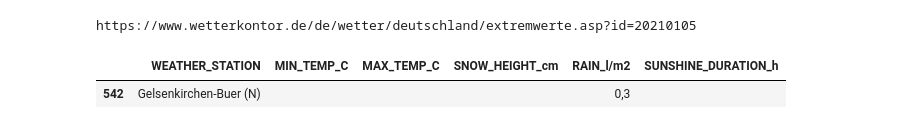
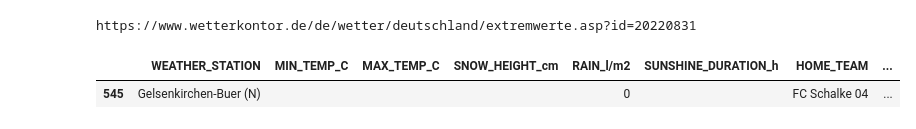
Before and after one commit to lucajanas/web-mining, a Jupyter notebook: weather_data.ipynb, the cells around one changed output. Drawn from its saved outputs; the diff is of its cells as text; code cells hidden in the pictures.

Commit message:
updated weather data to df_matchday

```diff
--- a/weather_data.ipynb
+++ b/weather_data.ipynb
@@ -137,7 +138,7 @@ bundesliga_vereine_wettersation = {
     'SG Wattenscheid 09': 'Bochum',
     'FC Hansa Rostock': 'Homburg (Saar) (N)',
     'SG Dynamo Dresden': 'Dresden Flughafen',
-    'VfB Leipzig': 'Dresden Flughafen',
+    'VfB Leipzig': 'Leipzig (Flughafen Schkeuditz)',
     'SC Freiburg': 'Freiburg',
     'KFC Uerdingen 05': 'Tönisvorst (Niederrhein)',    #closest Tönisvorst
     'VfL Wolfsburg': 'Wolfsburg',
@@ -150,8 +151,30 @@ bundesliga_vereine_wettersation = {
     'SpVgg Greuther Fürth': 'Nürnberg (Flughafen)',    #closest to Nürnberg
     'SC Paderborn 07': 'Salzkotten (Kreis Paderborn, Ostwestfalen) (N)',
     'FC Ingolstadt 04': 'Ingolstadt',
-    'RasenBallsport Leipzig': 'Salzkotten (Kreis Paderborn, Ostwestfalen) (N)',
-    '1.FC Union Berlin': 'Berlin-Tempelhof'
+    'RasenBallsport Leipzig': 'Leipzig (Flughafen Schkeuditz)',
+    '1.FC Union Berlin': 'Berlin-Tempelhof',
+
+    'Werder Bremen': 'Bremen (Flughafen)',
+    'E. Frankfurt': 'Frankfurt',
+    '1860 München': 'München',
+    'Pr. Münster': 'Münster',
+    'Saarbrücken': 'Saarbrücken',
+    "1.FC K'lautern": 'Kaiserslautern',
+
+    'B. Leverkusen': 'Köln-Bonn (Flughafen)',   #closest to Köln
+    'Bayern München': 'München',
+    'Bor. Dortmund': 'Bochum',     #closest to Bochum
+    "Bor. M'gladbach": 'Mönchengladbach',
+    'TSG Hoffenheim': 'Hoffenheim',
+    'Greuther Fürth': 'Nürnberg (Flughafen)',    #closest to Nürnberg
+    'F. Düsseldorf': 'Düsseldorf',
+    'E. Braunschweig': 'Braunschweig',
+    'SC Paderborn': 'Salzkotten (Kreis Paderborn, Ostwestfalen) (N)',
+    'Darmstadt 98': 'Darmstadt',
+    'FC Ingolstadt': 'Ingolstadt',
+    'RB Leipzig': 'Leipzig (Flughafen Schkeuditz)',
+    'Union Berlin': 'Berlin-Tempelhof',
+    'Arm. Bielefeld': 'Bielefeld-Deppendorf'
 }
 # %%
 # Base URL of Transfermarkt Webpage
@@ -203,11 +226,13 @@ def dict_to_df(col_name_ls, value_ls):
     df = pd.DataFrame(dict)
     return df
 # %%
-def weather_data(date, home_club):
+def weather_data(timestamp, home_team):
 
-    weather_station = bundesliga_vereine_wettersation[home_club]
+    date_str = timestamp.strftime('%Y%m%d')
 
-    response = weather_url(date)
+    weather_station = bundesliga_vereine_wettersation[home_team]
+
+    response = weather_url(date_str)
     soup = BeautifulSoup(response.content, 'lxml')
 
     # Get weather station
@@ -243,6 +268,8 @@ def weather_data(date, home_club):
     value_ls = [weather_stations_list, weather_dict['MIN_TEMP'], weather_dict['MAX_TEMP'], weather_dict['MIN_5_CM_NIGHT'], weather_dict['SNOW_HEIGHT'], weather_dict['WIND'], weather_dict['RAIN'], sunshine_duration_h_list]
     df = dict_to_df(col_name_ls, value_ls)
     df = df[df['WEATHER_STATION'] == weather_station]
+    df['HOME_TEAM'] =  home_team
+    df['MATCHDAY'] =  timestamp
 
     df.drop(['MIN_5_CM_NIGHT'], axis = 1, inplace=True)
     df.drop(['WIND'], axis = 1, inplace=True)
@@ -250,8 +277,8 @@ def weather_data(date, home_club):
 
     return df
 # %%
-weather_data(20210105, 'FC Schalke 04')
+weather_data(pd.Timestamp('20220831'), 'FC Schalke 04')
 # %% [output]
-https://www.wetterkontor.de/de/wetter/deutschland/extremwerte.asp?id=20210105
+https://www.wetterkontor.de/de/wetter/deutschland/extremwerte.asp?id=20220831
-|  | WEATHER_STATION | MIN_TEMP_C | MAX_TEMP_C | SNOW_HEIGHT_cm | RAIN_l/m2 | SUNSHINE_DURATION_h |
-| 542 | Gelsenkirchen-Buer (N) |  |  |  | 0,3 |  |
+|  | WEATHER_STATION | MIN_TEMP_C | MAX_TEMP_C | SNOW_HEIGHT_cm | RAIN_l/m2 | SUNSHINE_DURATION_h | HOME_TEAM | ... |
+| 545 | Gelsenkirchen-Buer (N) |  |  |  | 0 |  | FC Schalke 04 | ... |
```
Also changed, not shown: parts of 5 cells of this notebook, 2 other files.
